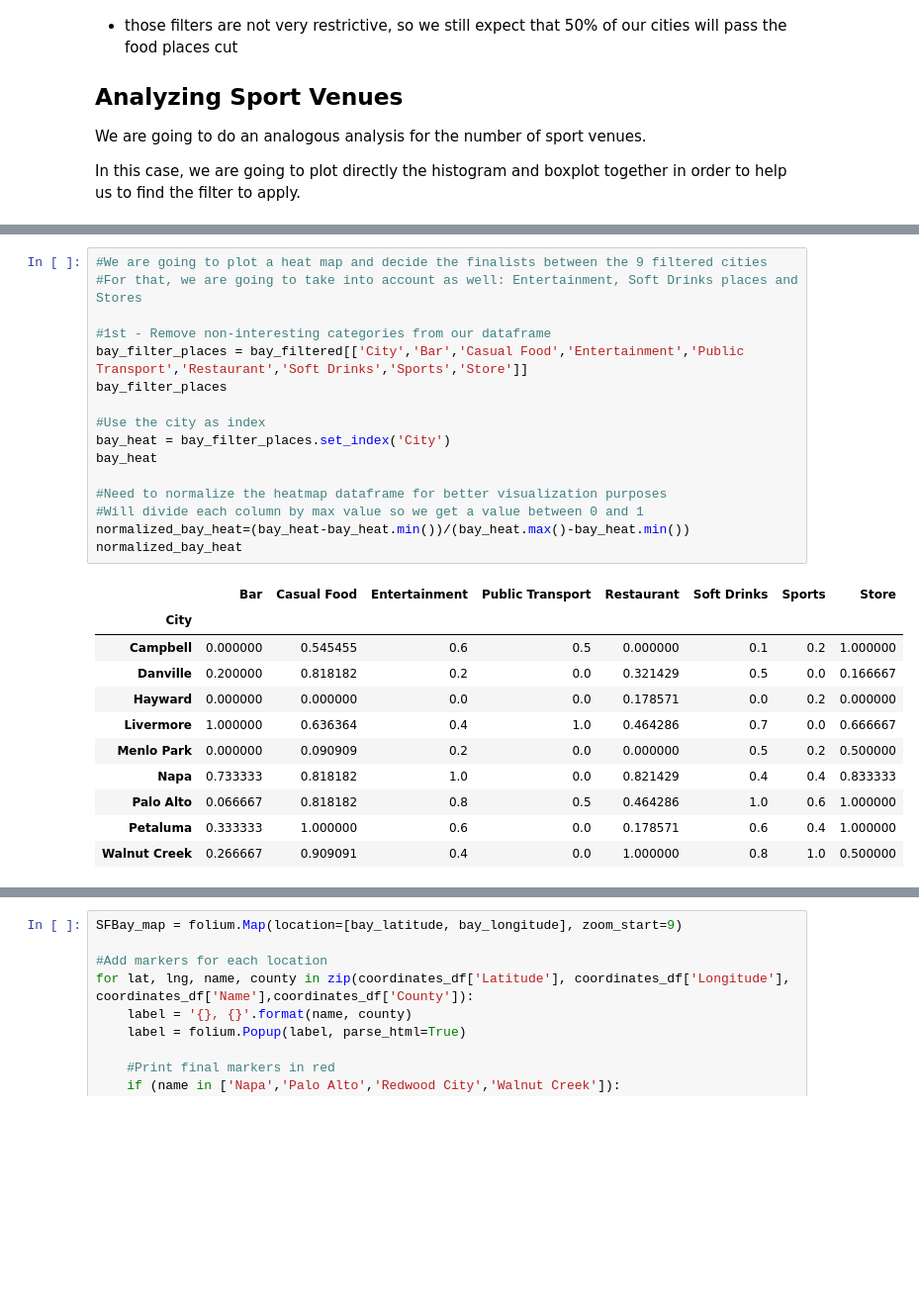
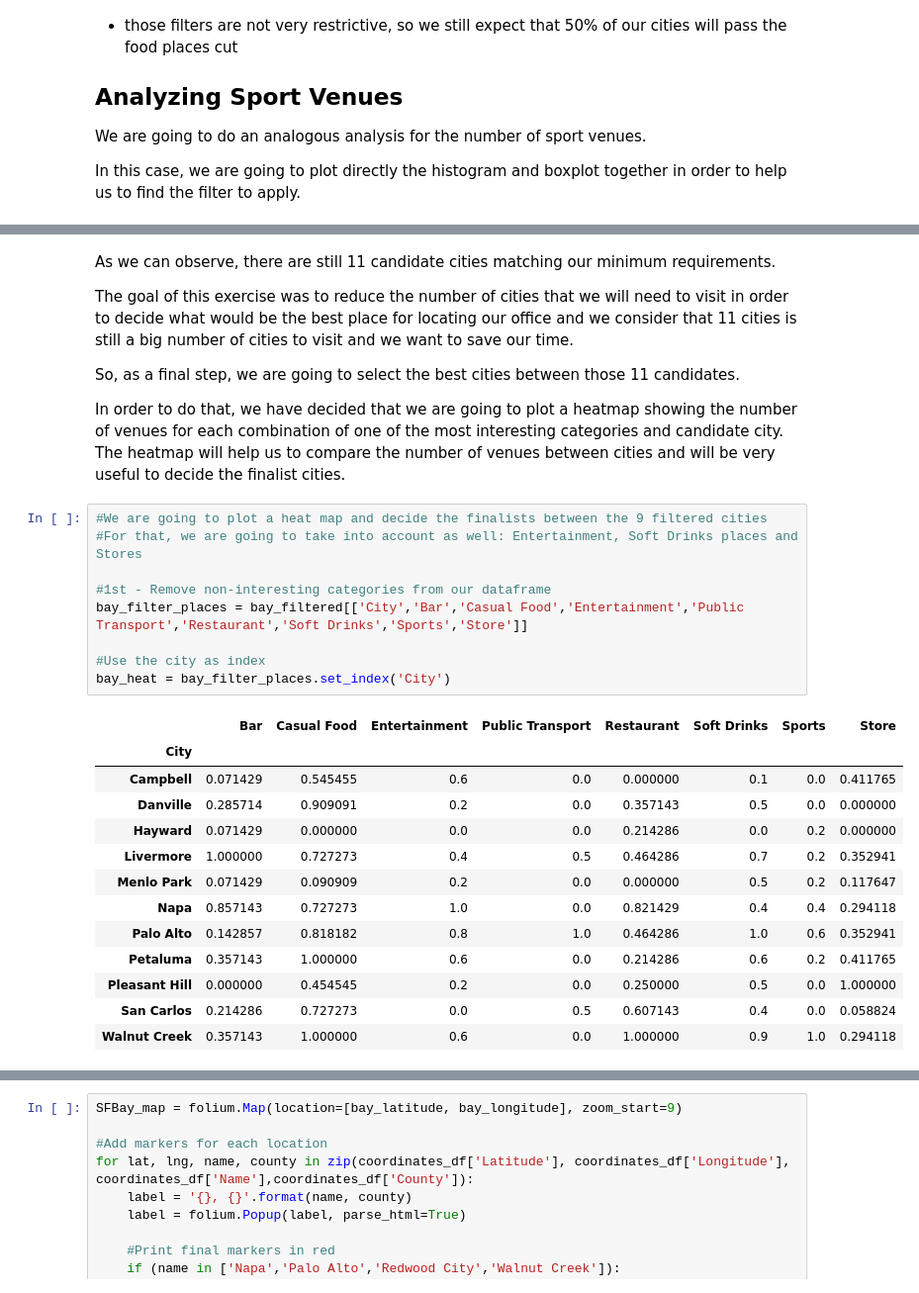
Before and after one commit to jgarcia-garcia/Coursera_Capstone, a Jupyter notebook: Best_Office_Location_SFBayArea.ipynb, the cells around one changed output, grey strips where cells are left out. Shown: that part at 99% size. Cells and saved outputs as stored; diff of their text form; blank space fills up the shorter version.

```diff
--- a/Best_Office_Location_SFBayArea.ipynb
+++ b/Best_Office_Location_SFBayArea.ipynb
@@ -686,30 +694,34 @@ bay_filtered
+# %% [markdown]
+As we can observe, there are still 11 candidate cities matching our minimum requirements.
+
+The goal of this exercise was to reduce the number of cities that we will need to visit in order to decide what would be the best place for locating our office and we consider that 11 cities is still a big number of cities to visit and we want to save our time.
+
+So, as a final step, we are going to select the best cities between those 11 candidates.
+
+In order to do that, we have decided that we are going to plot a heatmap showing the number of venues for each combination of one of the most interesting categories and candidate city.
+The heatmap will help us to compare the number of venues between cities and will be very useful to decide the finalist cities.
 # %%
 #We are going to plot a heat map and decide the finalists between the 9 filtered cities
 #For that, we are going to take into account as well: Entertainment, Soft Drinks places and Stores
 
 #1st - Remove non-interesting categories from our dataframe
 bay_filter_places = bay_filtered[['City','Bar','Casual Food','Entertainment','Public Transport','Restaurant','Soft Drinks','Sports','Store']]
-bay_filter_places
 
 #Use the city as index
 bay_heat = bay_filter_places.set_index('City')
-bay_heat
-
-#Need to normalize the heatmap dataframe for better visualization purposes
-#Will divide each column by max value so we get a value between 0 and 1
-normalized_bay_heat=(bay_heat-bay_heat.min())/(bay_heat.max()-bay_heat.min())
-normalized_bay_heat
 # %% [output]
 |  | Bar | Casual Food | Entertainment | Public Transport | Restaurant | Soft Drinks | Sports | Store |
 | City |  |  |  |  |  |  |  |  |
-| Campbell | 0.000000 | 0.545455 | 0.6 | 0.5 | 0.000000 | 0.1 | 0.2 | 1.000000 |
-| Danville | 0.200000 | 0.818182 | 0.2 | 0.0 | 0.321429 | 0.5 | 0.0 | 0.166667 |
-| Hayward | 0.000000 | 0.000000 | 0.0 | 0.0 | 0.178571 | 0.0 | 0.2 | 0.000000 |
-| Livermore | 1.000000 | 0.636364 | 0.4 | 1.0 | 0.464286 | 0.7 | 0.0 | 0.666667 |
-| Menlo Park | 0.000000 | 0.090909 | 0.2 | 0.0 | 0.000000 | 0.5 | 0.2 | 0.500000 |
-| Napa | 0.733333 | 0.818182 | 1.0 | 0.0 | 0.821429 | 0.4 | 0.4 | 0.833333 |
-| Palo Alto | 0.066667 | 0.818182 | 0.8 | 0.5 | 0.464286 | 1.0 | 0.6 | 1.000000 |
-| Petaluma | 0.333333 | 1.000000 | 0.6 | 0.0 | 0.178571 | 0.6 | 0.4 | 1.000000 |
-| Walnut Creek | 0.266667 | 0.909091 | 0.4 | 0.0 | 1.000000 | 0.8 | 1.0 | 0.500000 |
+| Campbell | 0.071429 | 0.545455 | 0.6 | 0.0 | 0.000000 | 0.1 | 0.0 | 0.411765 |
+| Danville | 0.285714 | 0.909091 | 0.2 | 0.0 | 0.357143 | 0.5 | 0.0 | 0.000000 |
+| Hayward | 0.071429 | 0.000000 | 0.0 | 0.0 | 0.214286 | 0.0 | 0.2 | 0.000000 |
+| Livermore | 1.000000 | 0.727273 | 0.4 | 0.5 | 0.464286 | 0.7 | 0.2 | 0.352941 |
+| Menlo Park | 0.071429 | 0.090909 | 0.2 | 0.0 | 0.000000 | 0.5 | 0.2 | 0.117647 |
+| Napa | 0.857143 | 0.727273 | 1.0 | 0.0 | 0.821429 | 0.4 | 0.4 | 0.294118 |
+| Palo Alto | 0.142857 | 0.818182 | 0.8 | 1.0 | 0.464286 | 1.0 | 0.6 | 0.352941 |
+| Petaluma | 0.357143 | 1.000000 | 0.6 | 0.0 | 0.214286 | 0.6 | 0.2 | 0.411765 |
+| Pleasant Hill | 0.000000 | 0.454545 | 0.2 | 0.0 | 0.250000 | 0.5 | 0.0 | 1.000000 |
+| San Carlos | 0.214286 | 0.727273 | 0.0 | 0.5 | 0.607143 | 0.4 | 0.0 | 0.058824 |
+| Walnut Creek | 0.357143 | 1.000000 | 0.6 | 0.0 | 1.000000 | 0.9 | 1.0 | 0.294118 |
 # %%
 #Plot the heatmap
```
Also changed, not shown: parts of 24 cells of this notebook.
